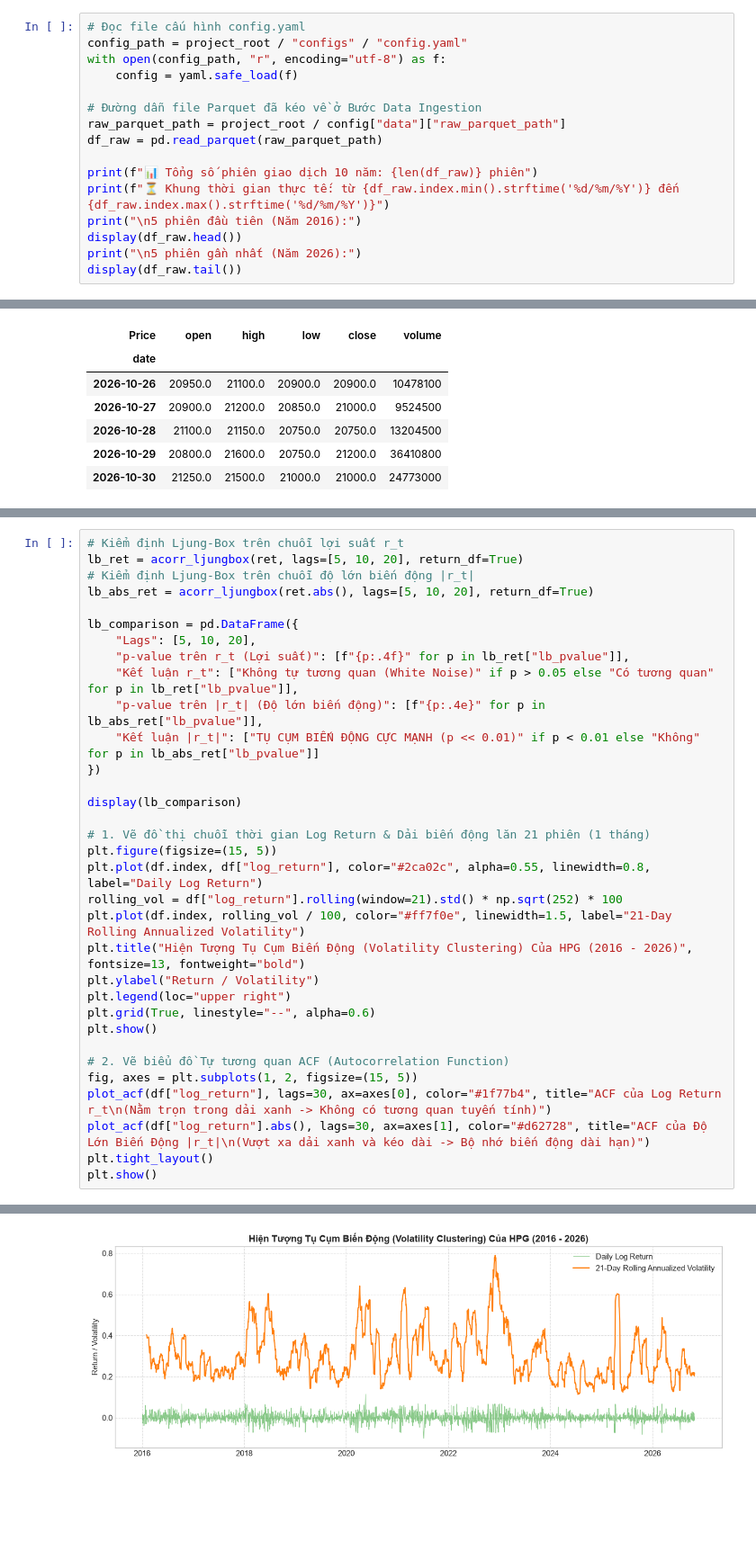
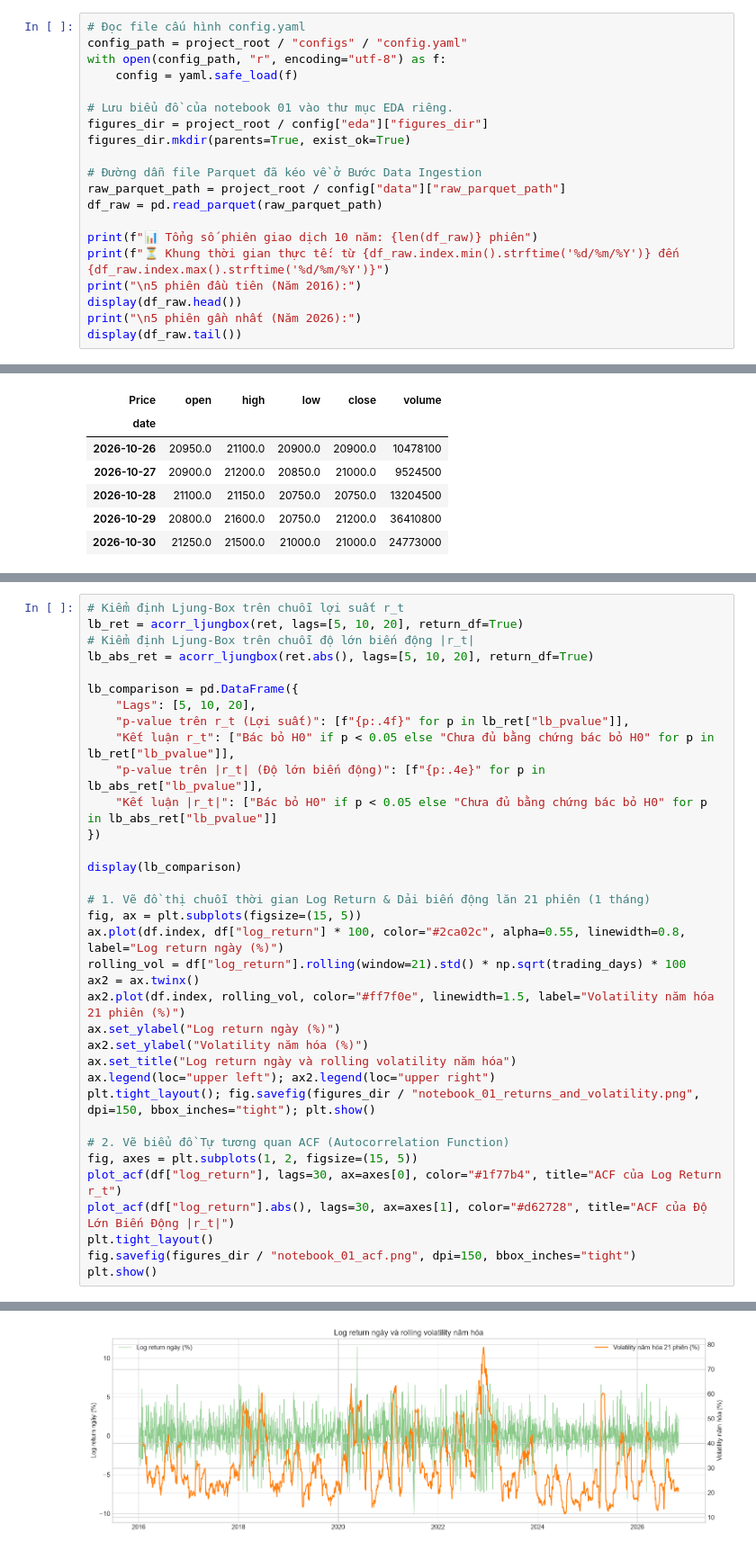
Before and after one commit to QuangCanhCut/stock-ml-backtesting, a Jupyter notebook: notebooks/01_eda_market_stylized_facts.ipynb, the cells around one changed output, grey strips where cells are left out. Shown at 90% size. Drawn from its saved outputs; the diff is of its cells as text; blank space fills up the shorter version.

Commit message:
feat: complete HPG feature engineering, labeling, dataset assembly and analysis

```diff
--- a/notebooks/01_eda_market_stylized_facts.ipynb
+++ b/notebooks/01_eda_market_stylized_facts.ipynb
@@ -67,6 +50,10 @@ print(f"✅ Môi trường đã sẵn sàng! Thư mục dự án: {project_root}
 config_path = project_root / "configs" / "config.yaml"
 with open(config_path, "r", encoding="utf-8") as f:
     config = yaml.safe_load(f)
+
+# Lưu biểu đồ của notebook 01 vào thư mục EDA riêng.
+figures_dir = project_root / config["eda"]["figures_dir"]
+figures_dir.mkdir(parents=True, exist_ok=True)
 
 # Đường dẫn file Parquet đã kéo về ở Bước Data Ingestion
 raw_parquet_path = project_root / config["data"]["raw_parquet_path"]
@@ -362,29 +308,31 @@ lb_abs_ret = acorr_ljungbox(ret.abs(), lags=[5, 10, 20], return_df=True)
 lb_comparison = pd.DataFrame({
     "Lags": [5, 10, 20],
     "p-value trên r_t (Lợi suất)": [f"{p:.4f}" for p in lb_ret["lb_pvalue"]],
-    "Kết luận r_t": ["Không tự tương quan (White Noise)" if p > 0.05 else "Có tương quan" for p in lb_ret["lb_pvalue"]],
+    "Kết luận r_t": ["Bác bỏ H0" if p < 0.05 else "Chưa đủ bằng chứng bác bỏ H0" for p in lb_ret["lb_pvalue"]],
     "p-value trên |r_t| (Độ lớn biến động)": [f"{p:.4e}" for p in lb_abs_ret["lb_pvalue"]],
-    "Kết luận |r_t|": ["TỤ CỤM BIẾN ĐỘNG CỰC MẠNH (p << 0.01)" if p < 0.01 else "Không" for p in lb_abs_ret["lb_pvalue"]]
+    "Kết luận |r_t|": ["Bác bỏ H0" if p < 0.05 else "Chưa đủ bằng chứng bác bỏ H0" for p in lb_abs_ret["lb_pvalue"]]
 })
 
 display(lb_comparison)
 
 # 1. Vẽ đồ thị chuỗi thời gian Log Return & Dải biến động lăn 21 phiên (1 tháng)
-plt.figure(figsize=(15, 5))
-plt.plot(df.index, df["log_return"], color="#2ca02c", alpha=0.55, linewidth=0.8, label="Daily Log Return")
-rolling_vol = df["log_return"].rolling(window=21).std() * np.sqrt(252) * 100
-plt.plot(df.index, rolling_vol / 100, color="#ff7f0e", linewidth=1.5, label="21-Day Rolling Annualized Volatility")
-plt.title("Hiện Tượng Tụ Cụm Biến Động (Volatility Clustering) Của HPG (2016 - 2026)", fontsize=13, fontweight="bold")
-plt.ylabel("Return / Volatility")
-plt.legend(loc="upper right")
-plt.grid(True, linestyle="--", alpha=0.6)
-plt.show()
+fig, ax = plt.subplots(figsize=(15, 5))
+ax.plot(df.index, df["log_return"] * 100, color="#2ca02c", alpha=0.55, linewidth=0.8, label="Log return ngày (%)")
+rolling_vol = df["log_return"].rolling(window=21).std() * np.sqrt(trading_days) * 100
+ax2 = ax.twinx()
+ax2.plot(df.index, rolling_vol, color="#ff7f0e", linewidth=1.5, label="Volatility năm hóa 21 phiên (%)")
+ax.set_ylabel("Log return ngày (%)")
+ax2.set_ylabel("Volatility năm hóa (%)")
+ax.set_title("Log return ngày và rolling volatility năm hóa")
+ax.legend(loc="upper left"); ax2.legend(loc="upper right")
+plt.tight_layout(); fig.savefig(figures_dir / "notebook_01_returns_and_volatility.png", dpi=150, bbox_inches="tight"); plt.show()
 
 # 2. Vẽ biểu đồ Tự tương quan ACF (Autocorrelation Function)
 fig, axes = plt.subplots(1, 2, figsize=(15, 5))
-plot_acf(df["log_return"], lags=30, ax=axes[0], color="#1f77b4", title="ACF của Log Return r_t\n(Nằm trọn trong dải xanh -> Không có tương quan tuyến tính)")
-plot_acf(df["log_return"].abs(), lags=30, ax=axes[1], color="#d62728", title="ACF của Độ Lớn Biến Động |r_t|\n(Vượt xa dải xanh và kéo dài -> Bộ nhớ biến động dài hạn)")
+plot_acf(df["log_return"], lags=30, ax=axes[0], color="#1f77b4", title="ACF của Log Return r_t")
+plot_acf(df["log_return"].abs(), lags=30, ax=axes[1], color="#d62728", title="ACF của Độ Lớn Biến Động |r_t|")
 plt.tight_layout()
+fig.savefig(figures_dir / "notebook_01_acf.png", dpi=150, bbox_inches="tight")
 plt.show()
 # %% [output]
 |  | Lags | p-value trên r_t (Lợi suất) | Kết luận r_t | p-value trên |r_t| (Độ lớn biến đ... | Kết luận |r_t| |
@@ -394 +342 @@ plt.show()
-[figure, old version]
+[figure, new version]
```
Also changed, not shown: parts of 26 cells of this notebook, 32 other files.
